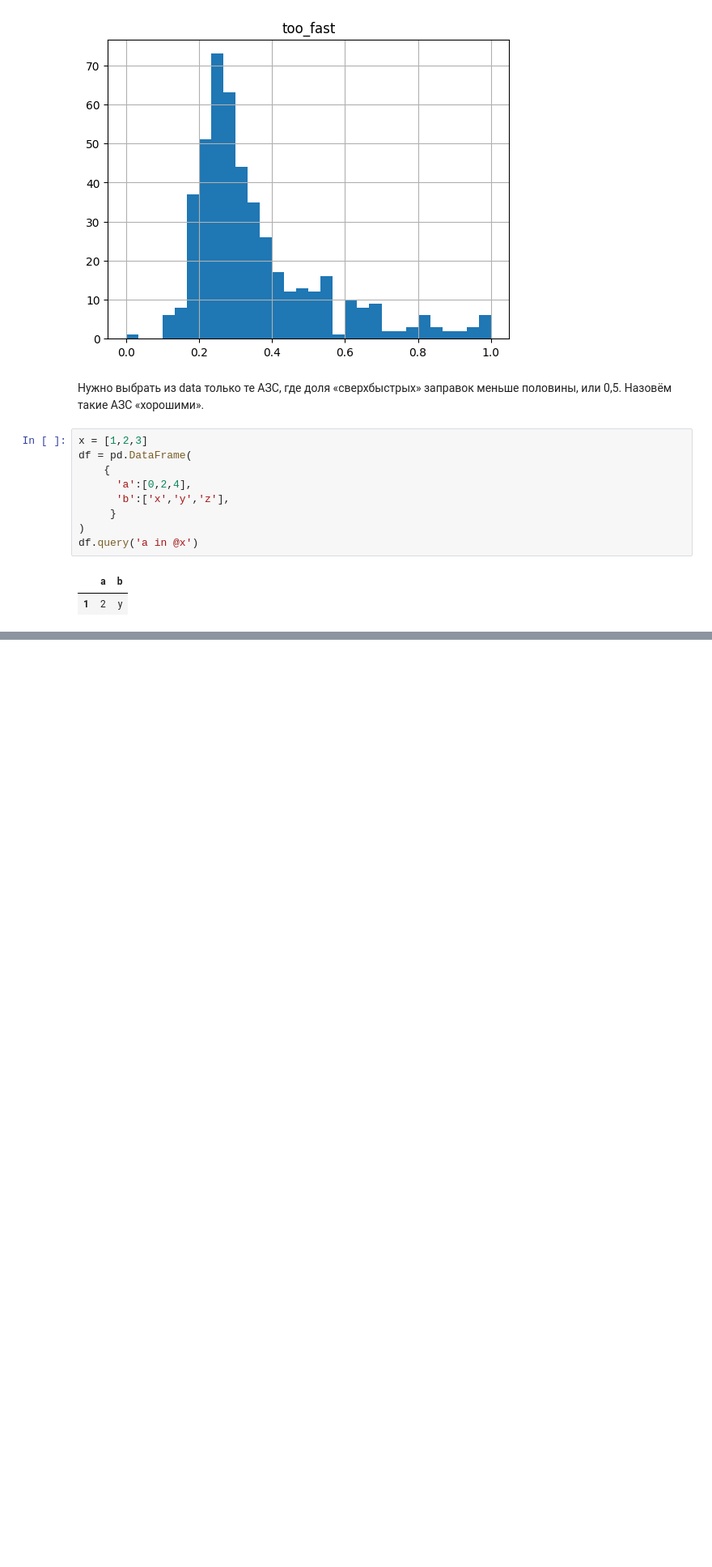
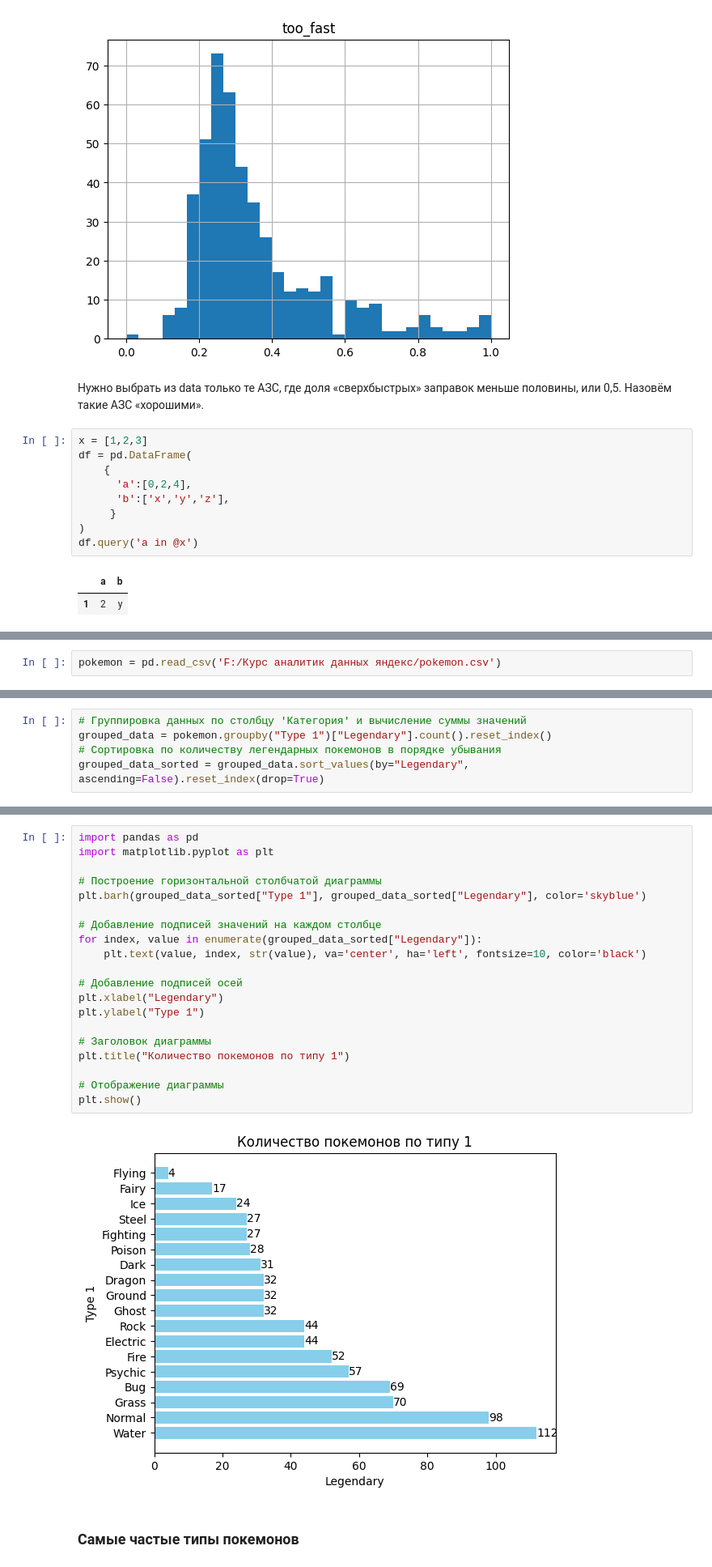
Before and after one commit to whogavehope/Learning-data-analysis, a Jupyter notebook: Курс Яндекс Часть 1.ipynb, the cells around one changed output, grey strips where cells are left out. Shown: that part at 81% size. Cells and saved outputs as stored; diff of their text form; blank space fills up the shorter version.

```diff
--- a/Курс Яндекс Часть 1.ipynb
+++ b/Курс Яндекс Часть 1.ipynb
@@ -1479,0 +1491,2 @@ df.query('a in @x')
+# %%
+pokemon = pd.read_csv('F:/Курс аналитик данных яндекс/pokemon.csv')
@@ -1479,0 +1527,5 @@ df.query('a in @x')
+# %%
+# Группировка данных по столбцу 'Категория' и вычисление суммы значений
+grouped_data = pokemon.groupby("Type 1")["Legendary"].count().reset_index()
+# Сортировка по количеству легендарных покемонов в порядке убывания
+grouped_data_sorted = grouped_data.sort_values(by="Legendary", ascending=False).reset_index(drop=True)
@@ -1479,0 +1552,24 @@ df.query('a in @x')
+# %%
+import pandas as pd
+import matplotlib.pyplot as plt
+
+# Построение горизонтальной столбчатой диаграммы
+plt.barh(grouped_data_sorted["Type 1"], grouped_data_sorted["Legendary"], color='skyblue')
+
+# Добавление подписей значений на каждом столбце
+for index, value in enumerate(grouped_data_sorted["Legendary"]):
+    plt.text(value, index, str(value), va='center', ha='left', fontsize=10, color='black')
+
+# Добавление подписей осей
+plt.xlabel("Legendary")
+plt.ylabel("Type 1")
+
+# Заголовок диаграммы
+plt.title("Количество покемонов по типу 1")
+
+# Отображение диаграммы
+plt.show()
+# %% [output]
+[figure, added]
+# %% [markdown]
+### Самые частые типы покемонов
```
Also changed, not shown: parts of 25 cells of this notebook, 3 other files.
